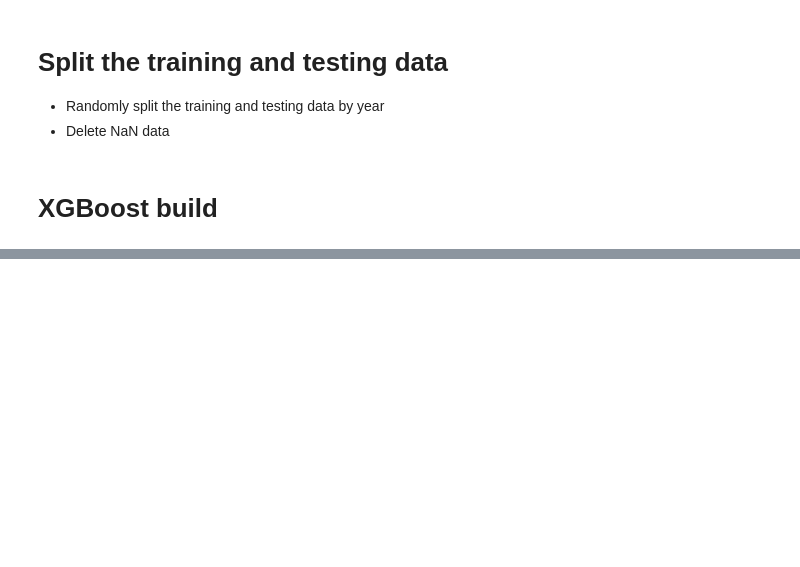
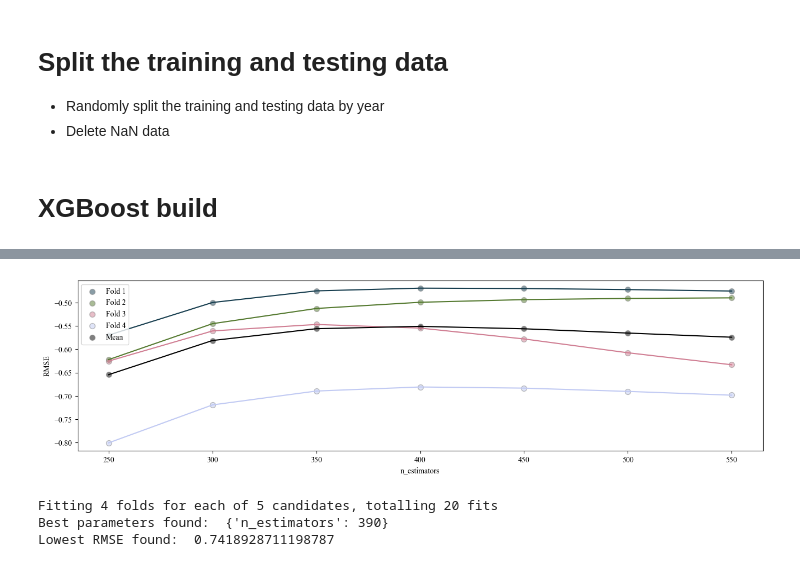
Before and after one commit to juanfuooo/Subtropical-Front-Modeling-Code, a Jupyter notebook: Step2/xgb_build.ipynb, the cells around one changed output, grey strips where cells are left out. Drawn from its saved outputs; the diff is of its cells as text; code cells hidden in the pictures; blank space fills up the shorter version.

```diff
--- a/Step2/xgb_build.ipynb
+++ b/Step2/xgb_build.ipynb
@@ -171,0 +219,38 @@ R^2:  0.972782629696578
+# %%
+def tuning_function(alg, param_test, training_X, training_y):
+    """
+    Tune the hyperparameters of the model
+
+    Parameters:
+    -----------
+    alg: xgboost model
+        The xgboost model to be trained
+    param_test: dict
+        The hyperparameters to be tuned
+    training_X: pd dataframe
+        The training data
+    training_y: pd dataframe
+        The training label
+
+    return: dict
+        The best hyperparameters
+    """
+    gsearch = GridSearchCV(estimator = alg,
+                           param_grid = param_test,
+                           scoring='neg_mean_squared_error',
+                           n_jobs=-1,
+                           verbose=1,
+                           cv=4)
+
+    gsearch.fit(training_X, training_y)
+
+    print("Best parameters found: ", gsearch.best_params_)
+    print("Lowest RMSE found: ", np.sqrt(np.abs(gsearch.best_score_)))
+
+    new_params = alg.get_xgb_params()
+    for key in gsearch.best_params_.keys():
+        new_params[key] = gsearch.best_params_[key]
+
+    alg = xgb.XGBRegressor(**new_params)
+
+    return alg, gsearch.cv_results_
@@ -171,0 +297,4 @@ R^2:  0.972782629696578
+# %%
+grid_0 = {'n_estimators': [250, 300, 350, 400, 450, 500, 550]}
+
+xgb_reg, cv_results_0 = tuning_function(xgb_reg, grid_0, training_X, training_y)
@@ -171,0 +342,12 @@ R^2:  0.972782629696578
+# %%
+plot_gridsearch(grid_0, cv_results_0)
+# %% [output]
+[figure, added]
+# %%
+grid_1 = {'n_estimators': [380, 390, 400, 410, 420]}
+
+xgb_reg, cv_results_1 = tuning_function(xgb_reg, grid_1, training_X, training_y)
+# %% [output]
+Fitting 4 folds for each of 5 candidates, totalling 20 fits
+Best parameters found:  {'n_estimators': 390}
+Lowest RMSE found:  0.7418928711198787
```
Also changed, not shown: parts of 26 cells of this notebook, 2 other files.
